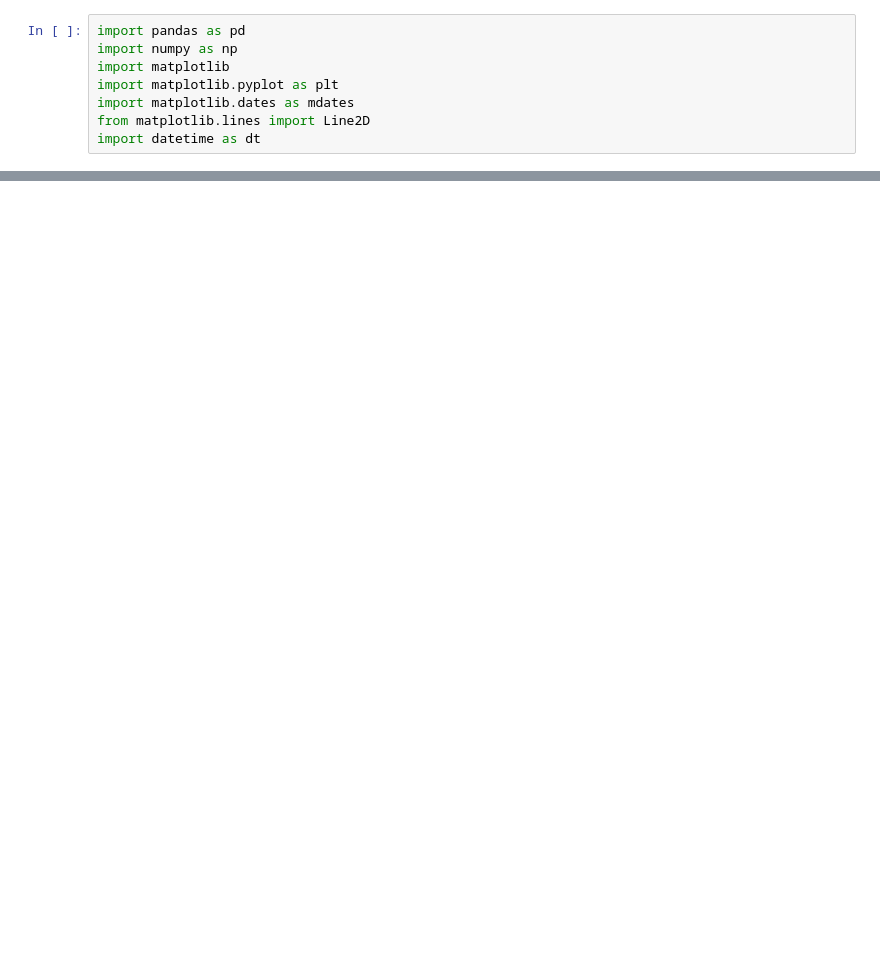
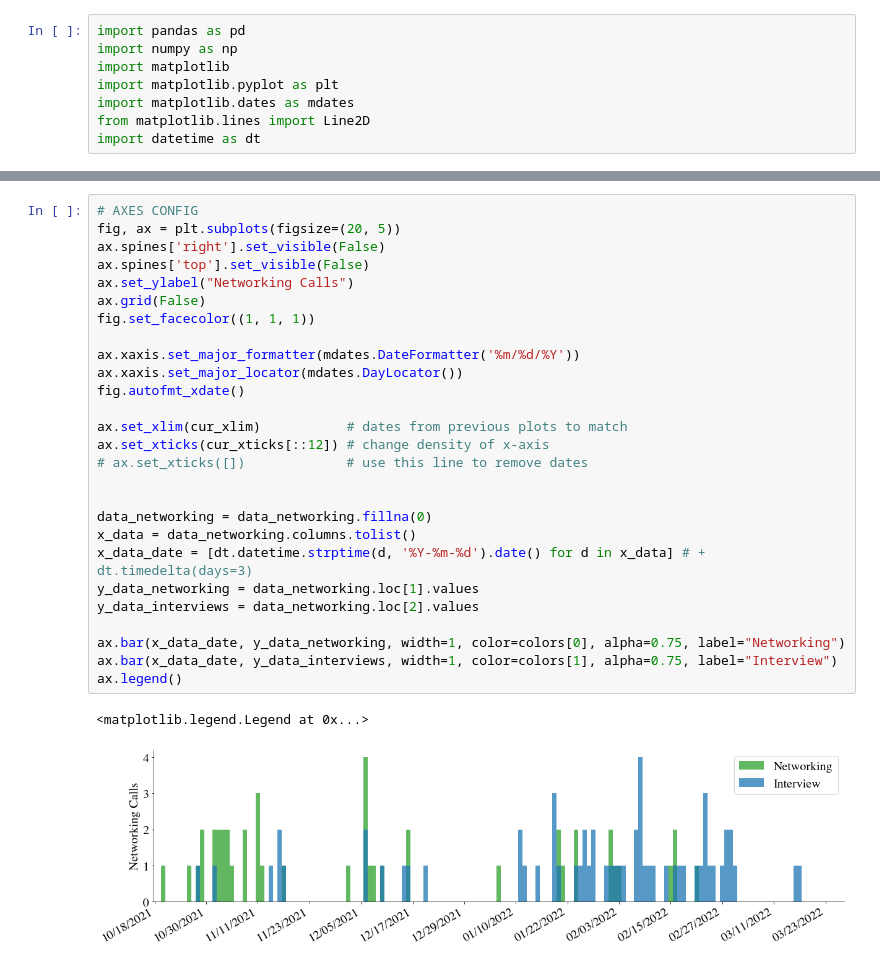
Before and after one commit to natolambert/job-search-viz, a Jupyter notebook: job-search-analysis.ipynb, the cells around one changed output, grey strips where cells are left out. Drawn from its saved outputs; the diff is of its cells as text; blank space fills up the shorter version.

```diff
--- a/job-search-analysis.ipynb
+++ b/job-search-analysis.ipynb
@@ -122,0 +148,30 @@ ax_histx = fig.add_axes(ax, sharex=ax)
+# %%
+# AXES CONFIG
+fig, ax = plt.subplots(figsize=(20, 5))
+ax.spines['right'].set_visible(False)
+ax.spines['top'].set_visible(False)
+ax.set_ylabel("Networking Calls")
+ax.grid(False)
+fig.set_facecolor((1, 1, 1))
+
+ax.xaxis.set_major_formatter(mdates.DateFormatter('%m/%d/%Y'))
+ax.xaxis.set_major_locator(mdates.DayLocator())
+fig.autofmt_xdate()
+
+ax.set_xlim(cur_xlim)           # dates from previous plots to match
+ax.set_xticks(cur_xticks[::12]) # change density of x-axis
+# ax.set_xticks([])             # use this line to remove dates
+
+
+data_networking = data_networking.fillna(0)
+x_data = data_networking.columns.tolist()
+x_data_date = [dt.datetime.strptime(d, '%Y-%m-%d').date() for d in x_data] # + dt.timedelta(days=3)
+y_data_networking = data_networking.loc[1].values
+y_data_interviews = data_networking.loc[2].values
+
+ax.bar(x_data_date, y_data_networking, width=1, color=colors[0], alpha=0.75, label="Networking")
+ax.bar(x_data_date, y_data_interviews, width=1, color=colors[1], alpha=0.75, label="Interview")
+ax.legend()
+# %% [output]
+<matplotlib.legend.Legend at 0x...>
+[figure, added]
```
Also changed, not shown: parts of 3 cells of this notebook, 4 other files.
